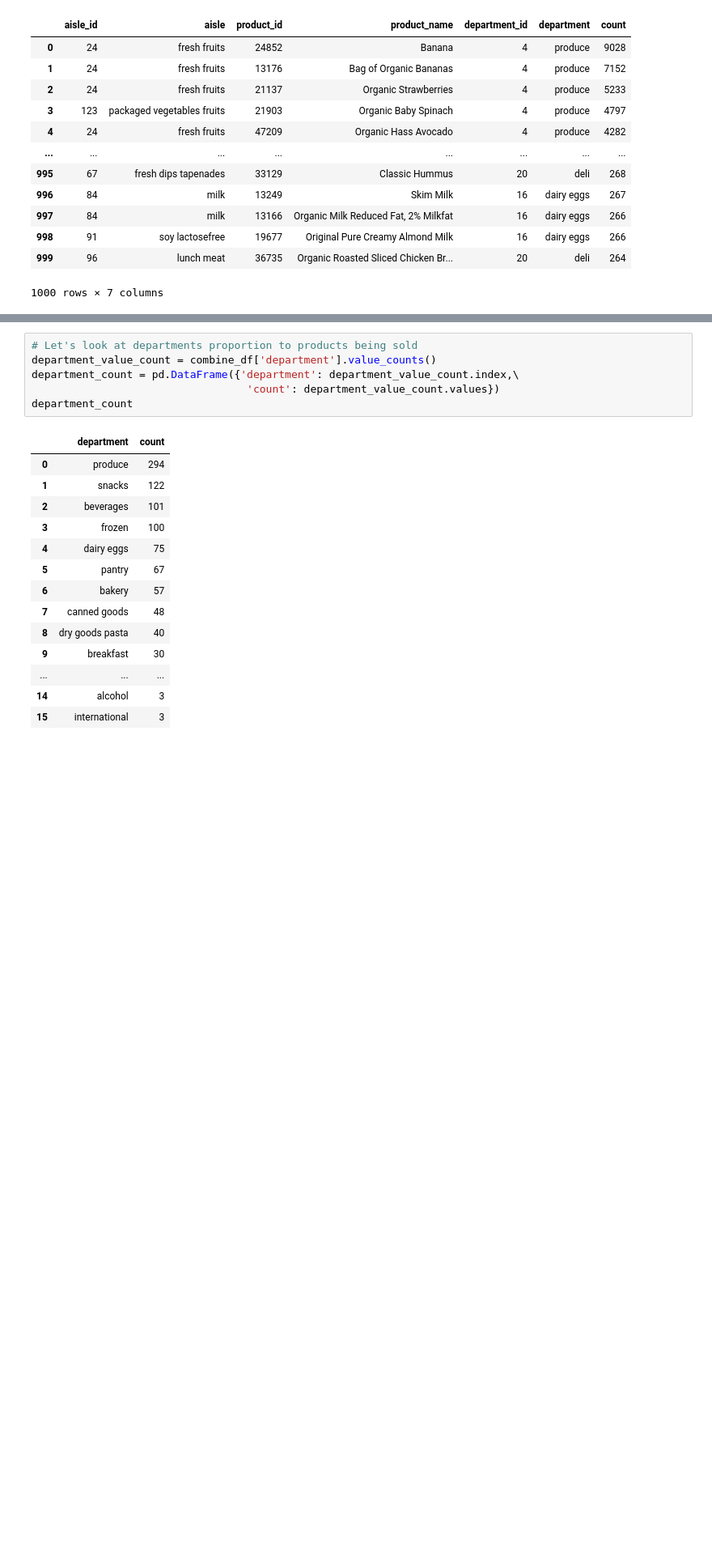
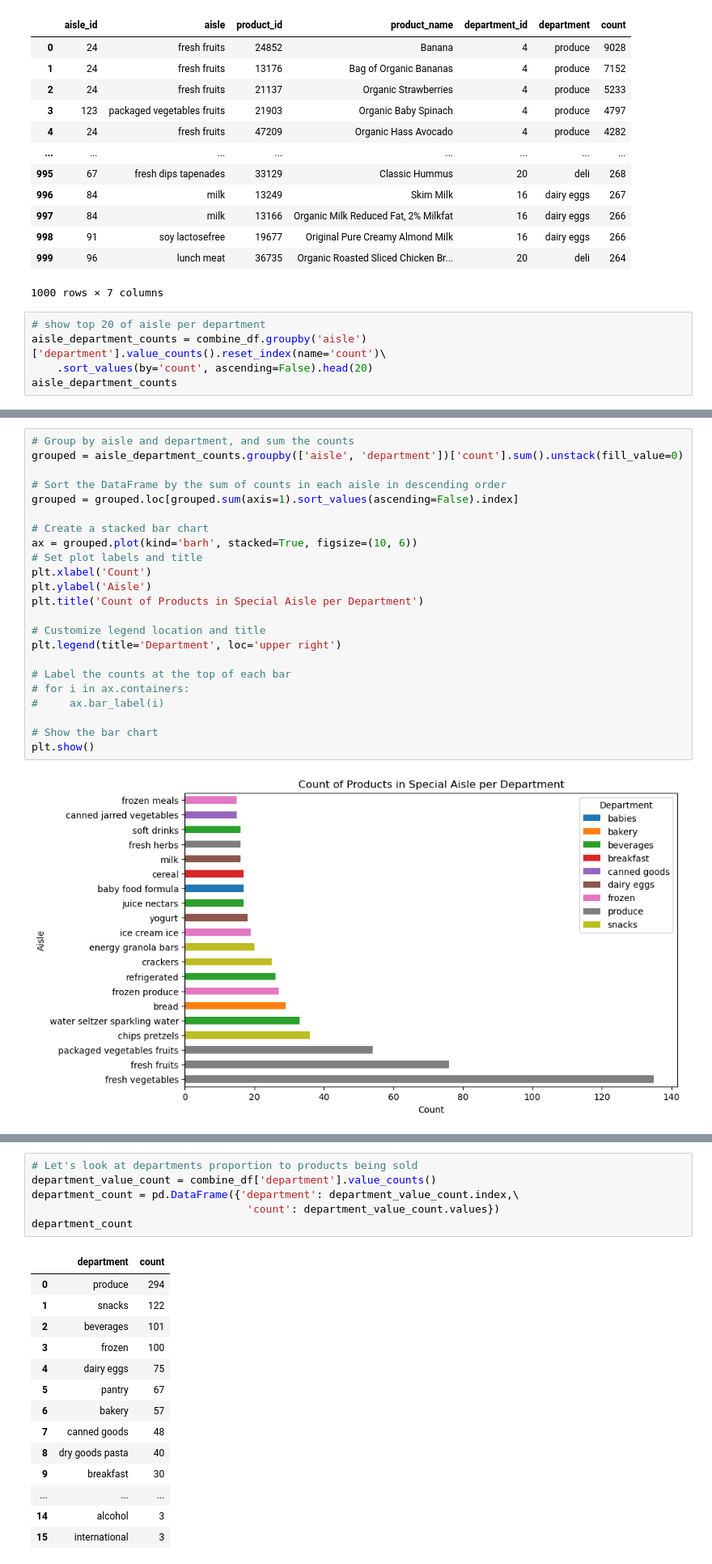
Before and after one commit to m7mdE/MMA-Datathon-Supermarket-Analysis, a Jupyter notebook: Datathon.ipynb, the cells around one changed output, grey strips where cells are left out. Shown at 81% size. Saved outputs shown, nothing was run; the diff lists cells and outputs as text; blank space fills up the shorter version.

```diff
--- a/Datathon.ipynb
+++ b/Datathon.ipynb
@@ -521,3 +617,8 @@ combine_df
 | 998 | 91 | soy lactosefree | 19677 | Original Pure Creamy Almond Milk | 16 | dairy eggs | 266 |
 | 999 | 96 | lunch meat | 36735 | Organic Roasted Sliced Chicken Br... | 20 | deli | 264 |
 1000 rows × 7 columns
+# %%
+# show top 20 of aisle per department
+aisle_department_counts = combine_df.groupby('aisle')['department'].value_counts().reset_index(name='count')\
+    .sort_values(by='count', ascending=False).head(20)
+aisle_department_counts
@@ -524,3 +668,28 @@ combine_df
+# %%
+# Group by aisle and department, and sum the counts
+grouped = aisle_department_counts.groupby(['aisle', 'department'])['count'].sum().unstack(fill_value=0)
+
+# Sort the DataFrame by the sum of counts in each aisle in descending order
+grouped = grouped.loc[grouped.sum(axis=1).sort_values(ascending=False).index]
+
+# Create a stacked bar chart
+ax = grouped.plot(kind='barh', stacked=True, figsize=(10, 6))
+# Set plot labels and title
+plt.xlabel('Count')
+plt.ylabel('Aisle')
+plt.title('Count of Products in Special Aisle per Department')
+
+# Customize legend location and title
+plt.legend(title='Department', loc='upper right')
+
+# Label the counts at the top of each bar
+# for i in ax.containers:
+#     ax.bar_label(i)
+
+# Show the bar chart
+plt.show()
+# %% [output]
+[figure, added]
 # %%
 # Let's see how many product are from one aisle
 value_count = combine_df['aisle'].value_counts()
```
Also changed, not shown: parts of 29 cells of this notebook.
